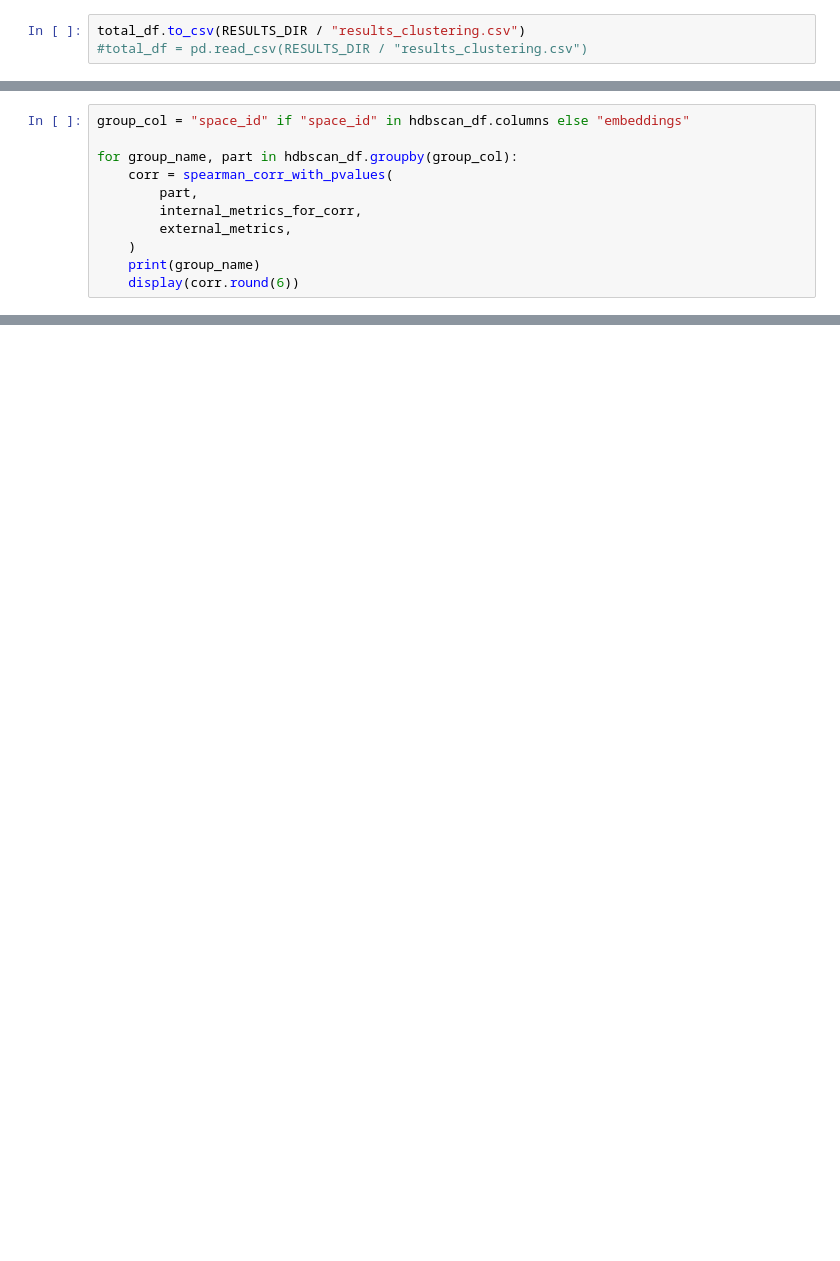
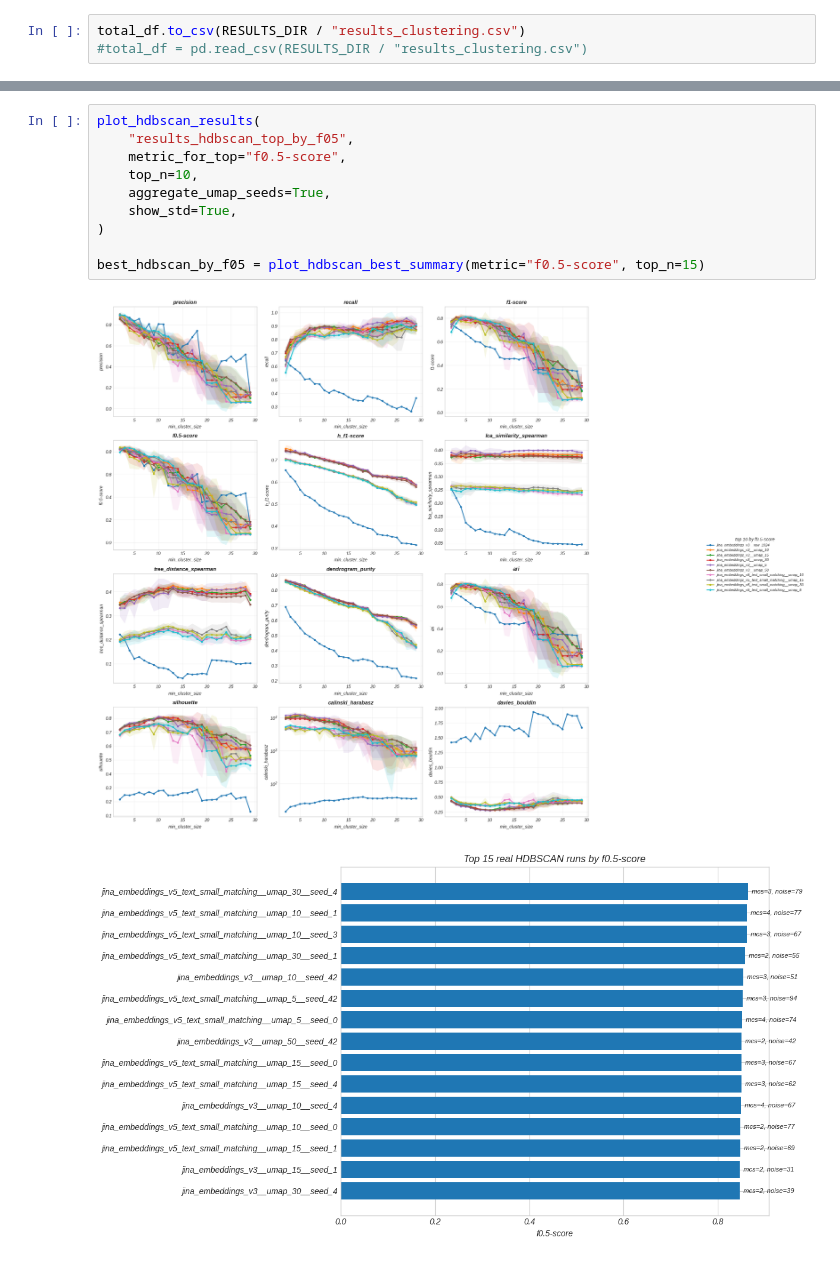
Before and after one commit to haritonn/coursework3, a Jupyter notebook: coursework3.ipynb, the cells around one changed output, grey strips where cells are left out. Saved outputs shown, nothing was run; the diff lists cells and outputs as text; blank space fills up the shorter version.

```diff
--- a/coursework3.ipynb
+++ b/coursework3.ipynb
@@ -1126,11 +1420,0 @@ plot_hdbscan_results("results_hdbscan")
-# %%
-group_col = "space_id" if "space_id" in hdbscan_df.columns else "embeddings"
-
-for group_name, part in hdbscan_df.groupby(group_col):
-    corr = spearman_corr_with_pvalues(
-        part,
-        internal_metrics_for_corr,
-        external_metrics,
-    )
-    print(group_name)
-    display(corr.round(6))
@@ -1203,0 +1622,13 @@ Selected by DB: 12  |  0.7123095164902726 0.6478841782646704
+# %%
+plot_hdbscan_results(
+    "results_hdbscan_top_by_f05",
+    metric_for_top="f0.5-score",
+    top_n=10,
+    aggregate_umap_seeds=True,
+    show_std=True,
+)
+
+best_hdbscan_by_f05 = plot_hdbscan_best_summary(metric="f0.5-score", top_n=15)
+# %% [output]
+[figure, added]
+[figure, added]
```
Also changed, not shown: parts of 34 cells of this notebook, 11 other files.
